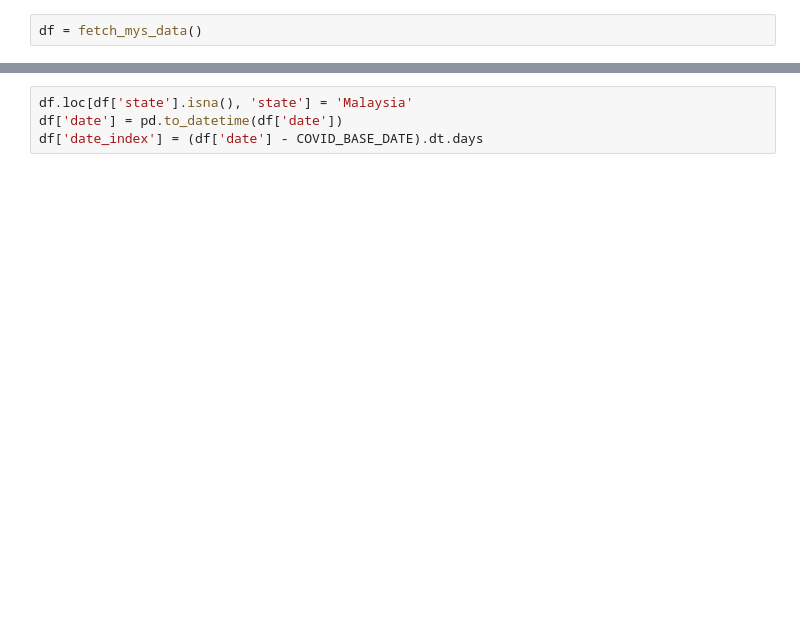
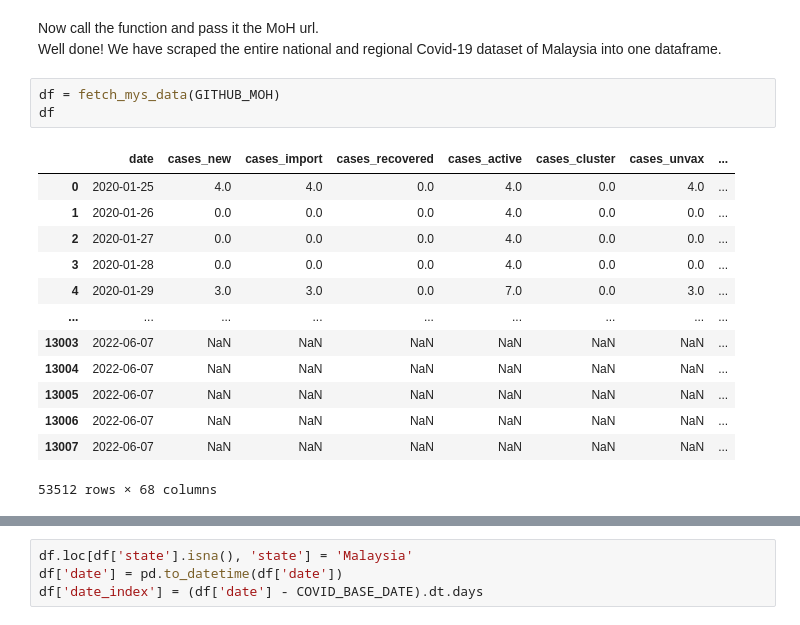
Before and after one commit to monash-emu/AuTuMN, a Jupyter notebook: notebooks/capacity_building/1-basic-model.ipynb, the cells around one changed output, grey strips where cells are left out. Saved outputs shown, nothing was run; the diff lists cells and outputs as text; blank space fills up the shorter version.

Commit message:
Almost done.

```diff
--- a/notebooks/capacity_building/1-basic-model.ipynb
+++ b/notebooks/capacity_building/1-basic-model.ipynb
@@ -37,2 +68,19 @@ def fetch_mys_data():
+# %% [markdown]
+Now call the function and pass it the MoH url.<br> Well done! We have scraped the entire national and regional Covid-19 dataset of Malaysia into one dataframe.
 # %%
-df = fetch_mys_data()
+df = fetch_mys_data(GITHUB_MOH)
+df
+# %% [output]
+|  | date | cases_new | cases_import | cases_recovered | cases_active | cases_cluster | cases_unvax | ... |
+| 0 | 2020-01-25 | 4.0 | 4.0 | 0.0 | 4.0 | 0.0 | 4.0 | ... |
+| 1 | 2020-01-26 | 0.0 | 0.0 | 0.0 | 4.0 | 0.0 | 0.0 | ... |
+| 2 | 2020-01-27 | 0.0 | 0.0 | 0.0 | 4.0 | 0.0 | 0.0 | ... |
+| 3 | 2020-01-28 | 0.0 | 0.0 | 0.0 | 4.0 | 0.0 | 0.0 | ... |
+| 4 | 2020-01-29 | 3.0 | 3.0 | 0.0 | 7.0 | 0.0 | 3.0 | ... |
+| ... | ... | ... | ... | ... | ... | ... | ... | ... |
+| 13003 | 2022-06-07 | NaN | NaN | NaN | NaN | NaN | NaN | ... |
+| 13004 | 2022-06-07 | NaN | NaN | NaN | NaN | NaN | NaN | ... |
+| 13005 | 2022-06-07 | NaN | NaN | NaN | NaN | NaN | NaN | ... |
+| 13006 | 2022-06-07 | NaN | NaN | NaN | NaN | NaN | NaN | ... |
+| 13007 | 2022-06-07 | NaN | NaN | NaN | NaN | NaN | NaN | ... |
+53512 rows × 68 columns
```
Also changed, not shown: parts of 28 cells of this notebook.
